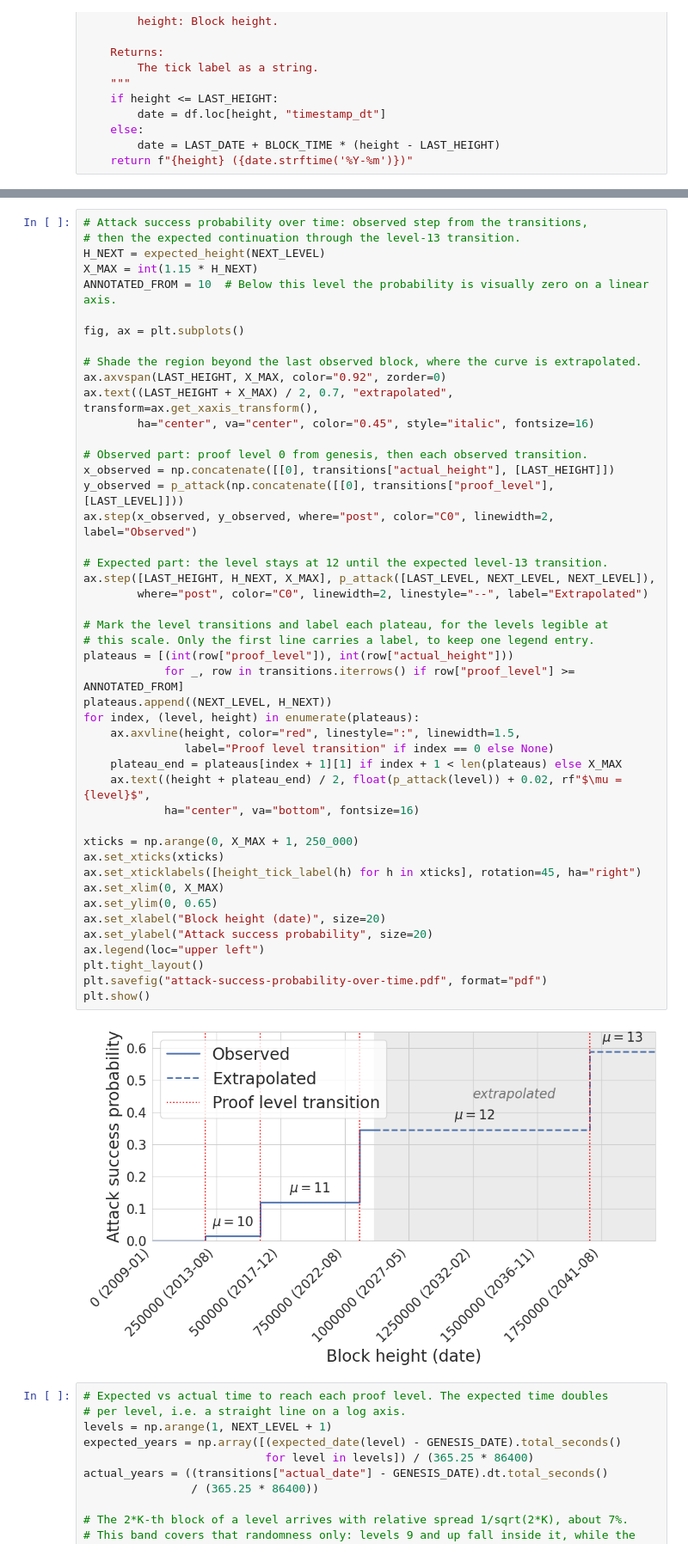
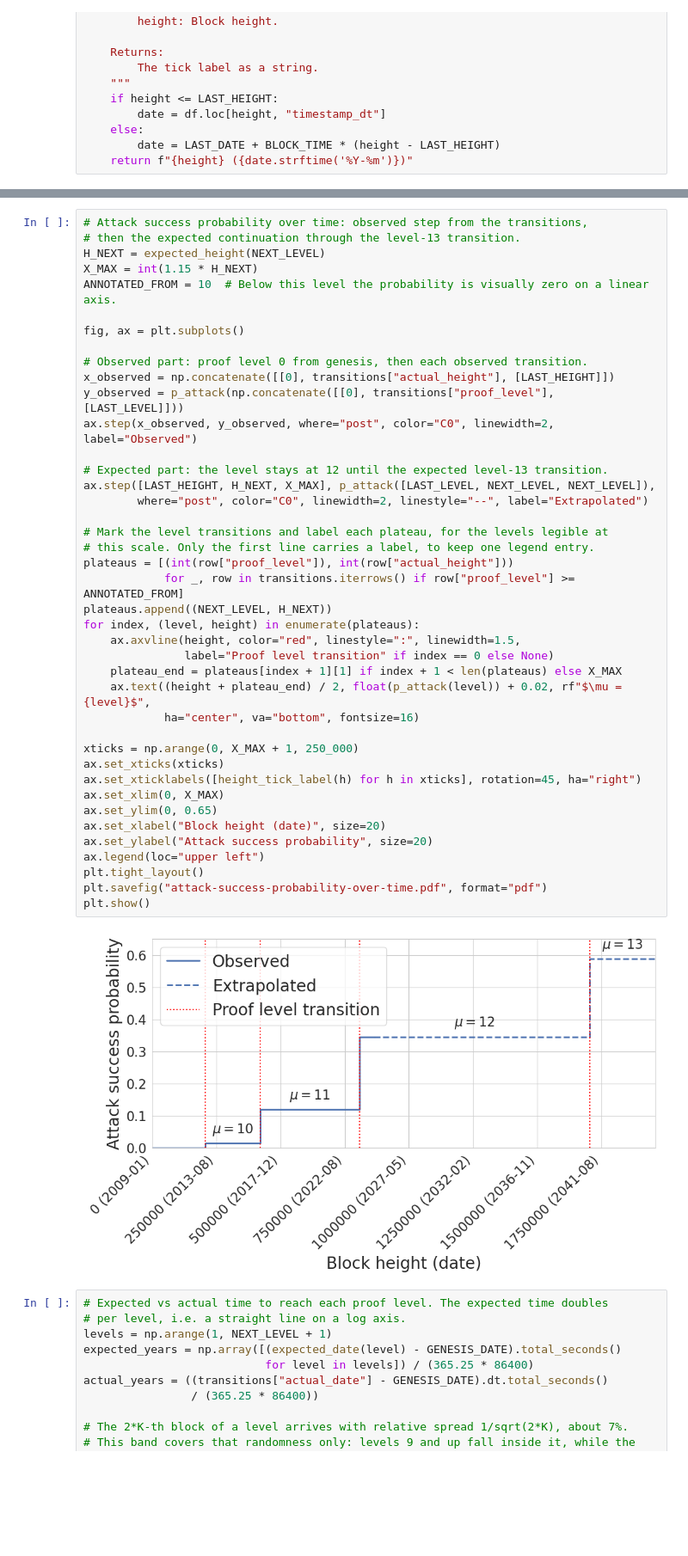
Before and after one commit to loicmiller/variable-mls, a Jupyter notebook: analysis/attack-success-probability.ipynb, the cells around one changed output, grey strips where cells are left out. Shown at 86% size. Drawn from its saved outputs; the diff is of its cells as text; blank space fills up the shorter version.

```diff
--- a/analysis/attack-success-probability.ipynb
+++ b/analysis/attack-success-probability.ipynb
@@ -231,11 +231,6 @@ X_MAX = int(1.15 * H_NEXT)
 ANNOTATED_FROM = 10  # Below this level the probability is visually zero on a linear axis.
 
 fig, ax = plt.subplots()
-
-# Shade the region beyond the last observed block, where the curve is extrapolated.
-ax.axvspan(LAST_HEIGHT, X_MAX, color="0.92", zorder=0)
-ax.text((LAST_HEIGHT + X_MAX) / 2, 0.7, "extrapolated", transform=ax.get_xaxis_transform(),
-        ha="center", va="center", color="0.45", style="italic", fontsize=16)
 
 # Observed part: proof level 0 from genesis, then each observed transition.
 x_observed = np.concatenate([[0], transitions["actual_height"], [LAST_HEIGHT]])
@@ -243,34 +238,34 @@ y_observed = p_attack(np.concatenate([[0], transitions["proof_level"], [LAST_LEV
 ax.step(x_observed, y_observed, where="post", color="C0", linewidth=2, label="Observed")
 
 # Expected part: the level stays at 12 until the expected level-13 transition.
 ax.step([LAST_HEIGHT, H_NEXT, X_MAX], p_attack([LAST_LEVEL, NEXT_LEVEL, NEXT_LEVEL]),
         where="post", color="C0", linewidth=2, linestyle="--", label="Extrapolated")
 
 # Mark the level transitions and label each plateau, for the levels legible at
 # this scale. Only the first line carries a label, to keep one legend entry.
 plateaus = [(int(row["proof_level"]), int(row["actual_height"]))
             for _, row in transitions.iterrows() if row["proof_level"] >= ANNOTATED_FROM]
 plateaus.append((NEXT_LEVEL, H_NEXT))
 for index, (level, height) in enumerate(plateaus):
     ax.axvline(height, color="red", linestyle=":", linewidth=1.5,
                label="Proof level transition" if index == 0 else None)
     plateau_end = plateaus[index + 1][1] if index + 1 < len(plateaus) else X_MAX
     ax.text((height + plateau_end) / 2, float(p_attack(level)) + 0.02, rf"$\mu = {level}$",
             ha="center", va="bottom", fontsize=16)
 
 xticks = np.arange(0, X_MAX + 1, 250_000)
 ax.set_xticks(xticks)
 ax.set_xticklabels([height_tick_label(h) for h in xticks], rotation=45, ha="right")
 ax.set_xlim(0, X_MAX)
 ax.set_ylim(0, 0.65)
 ax.set_xlabel("Block height (date)", size=20)
 ax.set_ylabel("Attack success probability", size=20)
 ax.legend(loc="upper left")
 plt.tight_layout()
 plt.savefig("attack-success-probability-over-time.pdf", format="pdf")
 plt.show()
 # %% [output]
-[figure, old version]
+[figure, new version]
 # %%
 # Expected vs actual time to reach each proof level. The expected time doubles
 # per level, i.e. a straight line on a log axis.
```
Also changed, not shown: 1 other file.
